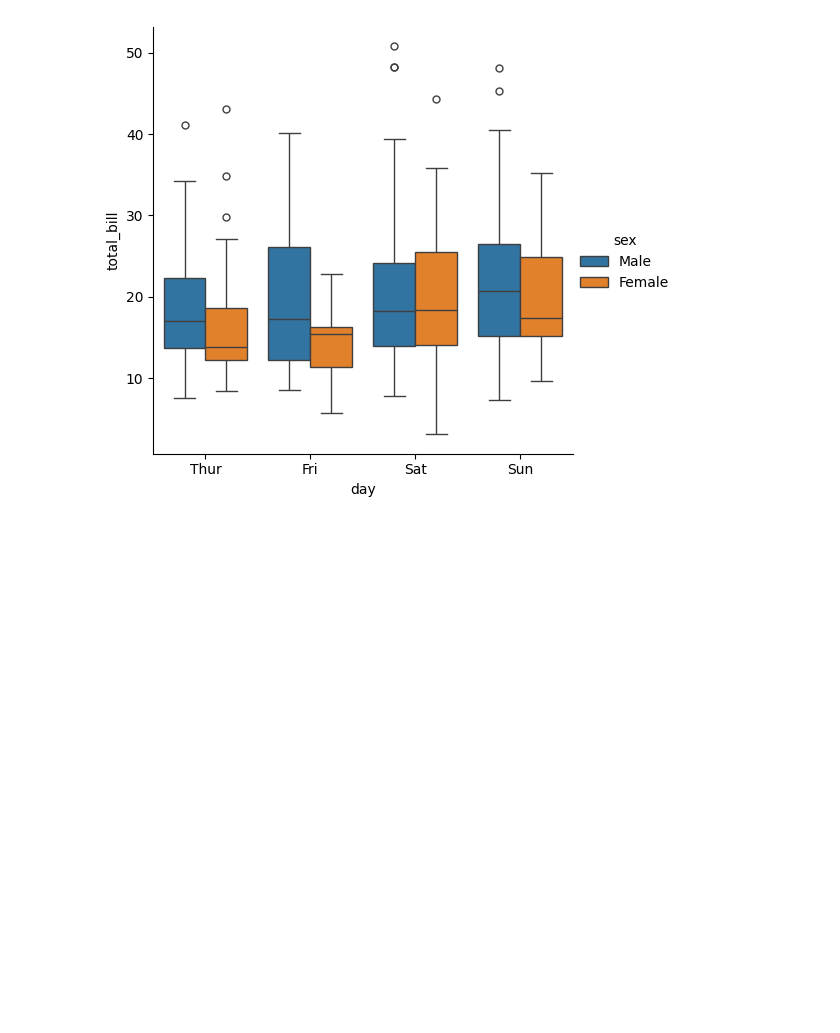
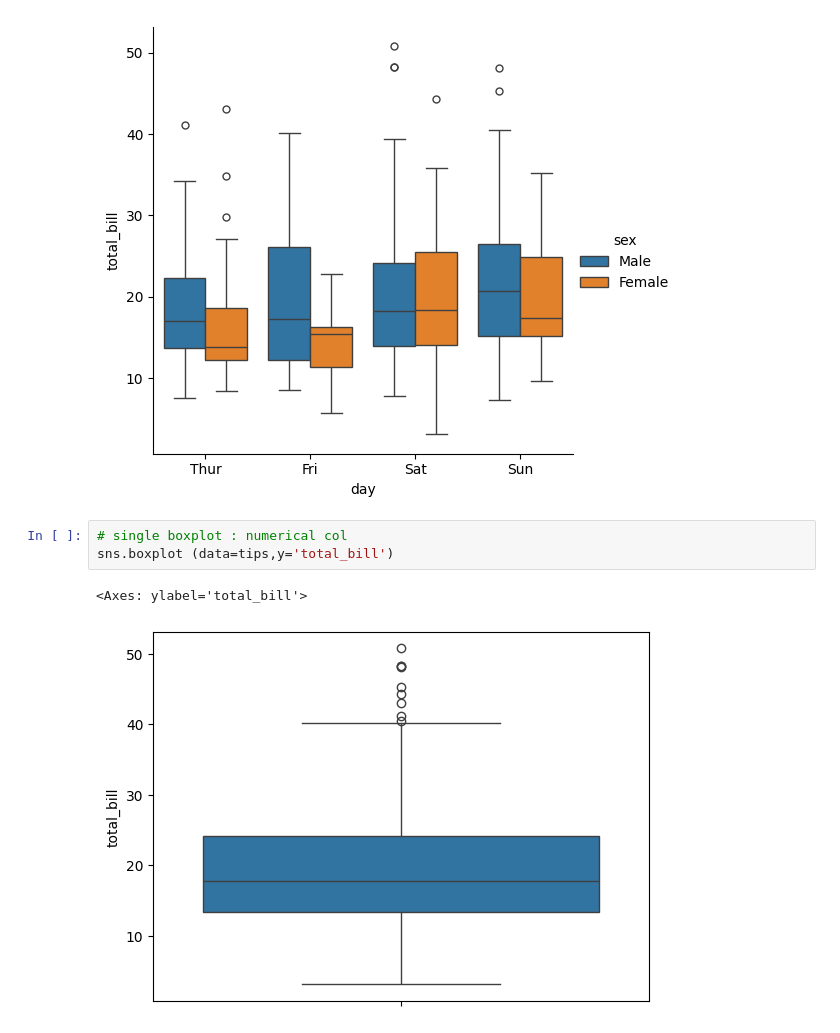
Before and after one commit to simran-aug15/Seaborn, a Jupyter notebook: categorical_plot.ipynb, the cells around one changed output. Saved outputs shown, nothing was run; the diff lists cells and outputs as text; blank space fills up the shorter version.

```diff
--- a/categorical_plot.ipynb
+++ b/categorical_plot.ipynb
@@ -49,3 +49,9 @@ sns.catplot(data=tips,x='day',y='total_bill',kind='box',hue='sex')
 # %% [output]
 <seaborn.axisgrid.FacetGrid at 0x...>
 [figure]
+# %%
+# single boxplot : numerical col
+sns.boxplot (data=tips,y='total_bill')
+# %% [output]
+<Axes: ylabel='total_bill'>
+[figure, added]
```
